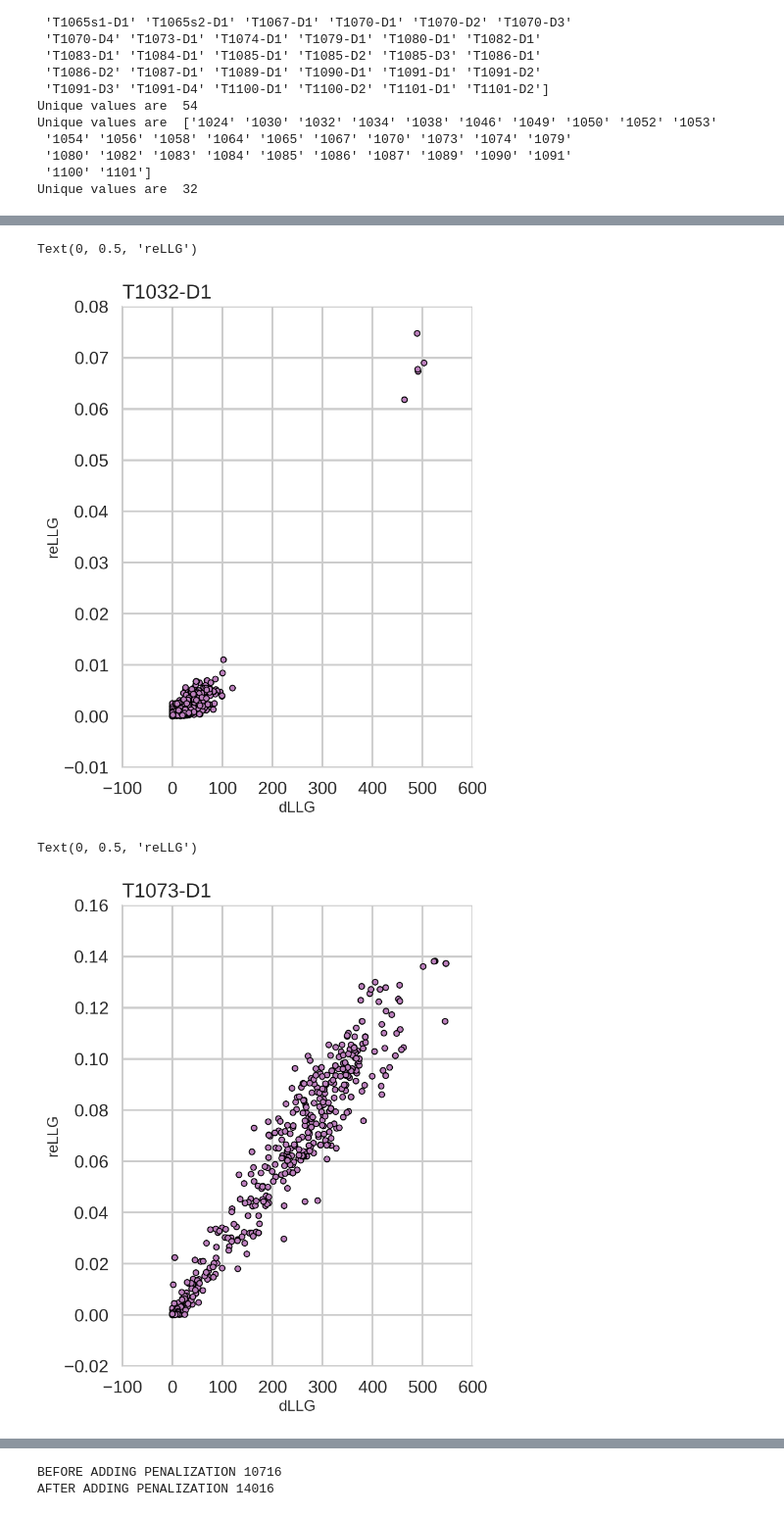
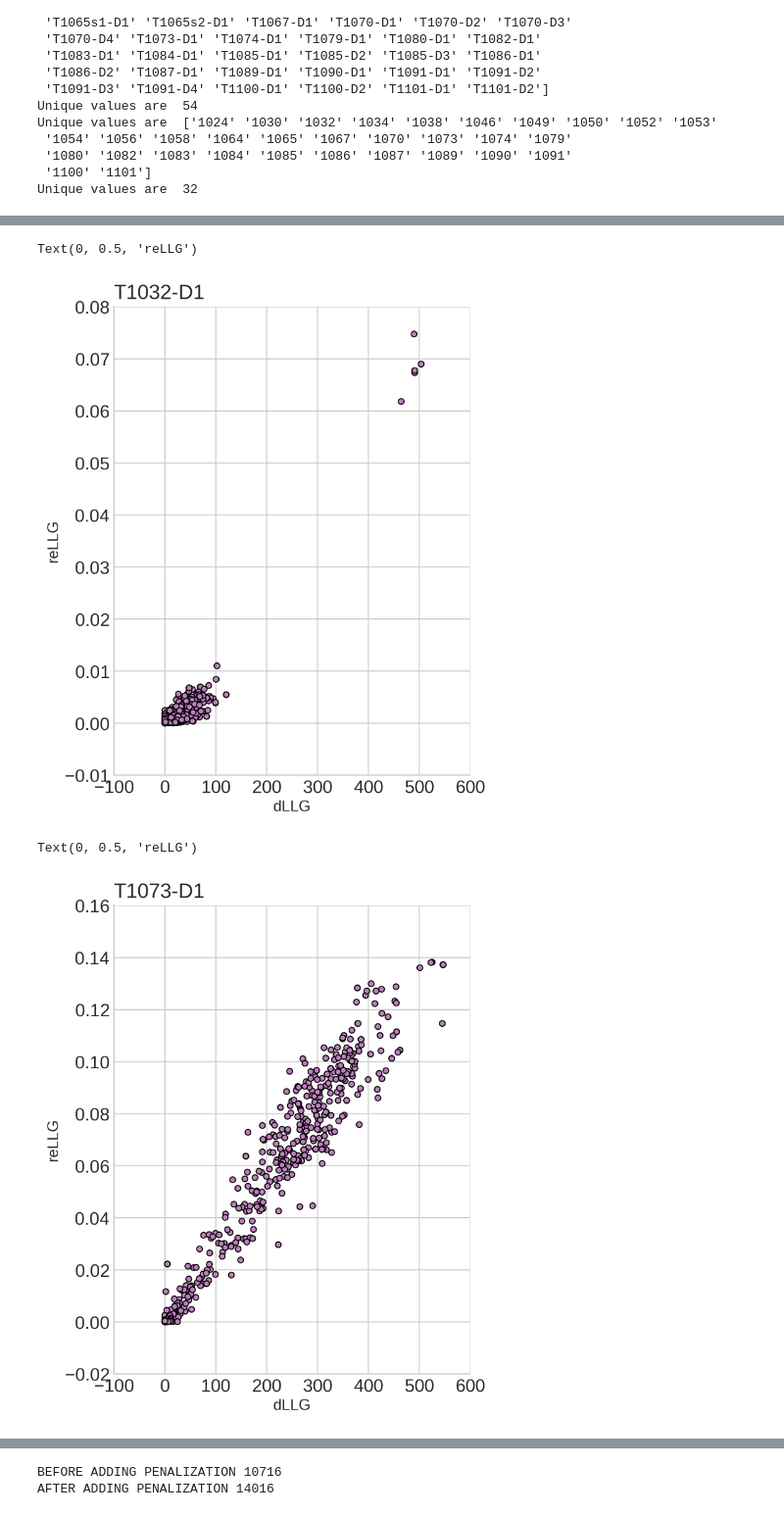
Before and after one commit to clacri/CASP14_MR_evaluation, a Jupyter notebook: reLLG_assesment/CASP_ReLLG_Exploration_Results_Prediction_Category.ipynb, the cells around one changed output, grey strips where cells are left out. Shown at 98% size. Drawn from its saved outputs; the diff is of its cells as text; code cells hidden in the pictures.

```diff
--- a/reLLG_assesment/CASP_ReLLG_Exploration_Results_Prediction_Category.ipynb
+++ b/reLLG_assesment/CASP_ReLLG_Exploration_Results_Prediction_Category.ipynb
@@ -12,11 +12,11 @@ import numpy
 from operator import itemgetter
 
 # Google drive mounting to get the data
-from google.colab import drive
-from google.colab import files
-drive.mount('/content/drive',force_remount=True)
+#from google.colab import drive
+#from google.colab import files
+#drive.mount('/content/drive',force_remount=True)
 
 # Plotting related
 import matplotlib.pyplot as plt
 import seaborn as sns
-plt.style.use(['/content/drive/MyDrive/DATA_FOR_NOTEBOOKS/mydefplot.mplstyle','seaborn-whitegrid'])
+plt.style.use(['https://raw.githubusercontent.com/clacri/CASP14_MR_evaluation/main/reLLG_assesment/mydefplot.mplstyle','seaborn-whitegrid'])
@@ -25,14 +23,18 @@ Mounted at /content/drive
 # %%
 # Second setting up step
-path_claudia_prediction_tables = "/content/drive/MyDrive/DATA_FOR_NOTEBOOKS/Prediction_reLLG_tables/"
+# Data paths and locations
+
+# Only need to run the cloning once
+!git clone https://github.com/clacri/CASP14_MR_evaluation.git
+
+path_claudia_prediction_tables = "/content/CASP14_MR_evaluation/reLLG_assesment/reLLG_tables/Prediction_reLLG_tables/"
 # There is also information about which structures do have x-ray data
-path_data = "/content/drive/MyDrive/DATA_FOR_NOTEBOOKS/targets_xray.csv"
+path_data = "/content/CASP14_MR_evaluation/reLLG_assesment/targets_xray.csv"
 # And which groups identifiers correspond with wich names
-path_groups = "/content/drive/MyDrive/DATA_FOR_NOTEBOOKS/groups.csv"
-output_dir = '/content/drive/MyDrive/DATA_FOR_NOTEBOOKS/'
+path_groups = "/content/CASP14_MR_evaluation/reLLG_assesment/groups.csv"
 
 # Including also the information from Marcus and Joana's runs
-path_llgs_prediction = "/content/drive/MyDrive/DATA_FOR_NOTEBOOKS/df_mr_for_Randy.csv"
+path_llgs_prediction = "/content/CASP14_MR_evaluation/reLLG_assesment/df_mr_for_Randy.csv"
 
 # More info about experimental data
-path_csv_all_methods = "/content/drive/MyDrive/DATA_FOR_NOTEBOOKS/target_experiment_types.csv"
+path_csv_all_methods = "/content/CASP14_MR_evaluation/reLLG_assesment/target_experiment_types.csv"
@@ -388,6 +392,6 @@ display(df_bcons)
 48826 rows × 12 columns
 # %%
-plt.style.use(['/content/drive/MyDrive/DATA_FOR_NOTEBOOKS/mydefplot.mplstyle','seaborn-whitegrid'])
+plt.style.use(['https://raw.githubusercontent.com/clacri/CASP14_MR_evaluation/main/reLLG_assesment/mydefplot.mplstyle','seaborn-whitegrid'])
 # Analysis of specific targets of interest
 #T1085-D3  TBM-hard and 1/10 of structure.
 subset_llg_t1085 = df_llg_data.loc[df_llg_data['Model'].str.startswith('T1085') & df_llg_data['Model'].str.endswith('D3')]
@@ -414,5 +418,5 @@ Text(0, 0.5, 'reLLG')
 # %%
-plt.style.use(['/content/drive/MyDrive/DATA_FOR_NOTEBOOKS/mydefplot.mplstyle','seaborn-whitegrid'])
+plt.style.use(['https://raw.githubusercontent.com/clacri/CASP14_MR_evaluation/main/reLLG_assesment/mydefplot.mplstyle','seaborn-whitegrid'])
 ################################################################
 # Analysis of specific targets of interest                    #
 # T1032-D1:  TBM-hard case, 6 copies in a.u., data to 3.3 Å   #
@@ -441,35 +445,35 @@ plotted_bcons.set_xlabel("dLLG")
 plotted_bcons.set_ylabel("reLLG")
 # %% [output]
 Text(0, 0.5, 'reLLG')
-[figure, old version]
+[figure, new version]
 # %%
-plt.style.use(['/content/drive/MyDrive/DATA_FOR_NOTEBOOKS/mydefplot.mplstyle','seaborn-whitegrid'])
+plt.style.use(['https://raw.githubusercontent.com/clacri/CASP14_MR_evaluation/main/reLLG_assesment/mydefplot.mplstyle','seaborn-whitegrid'])
 # Analysis of specific targets of interest
 #T1073-D1:  TBM-easy case, 2 copies, complete molecule, data to 1.9 Å
 
 
 # df_llg_data
 subset_llg_t1073 = df_llg_data.loc[df_llg_data['Model'].str.startswith('T1073') & df_llg_data['Model'].str.endswith('D1')]
 #display(subset_llg_t1073)
 #print("Size subset llg",len(subset_llg_t1073))
 
 
 # with column set to a constant bfactor
 #########################################
 
 #df_bcons
 subset_bcons_t1073 = df_bcons.loc[df_bcons['Model'].str.startswith('T1073') & df_bcons['Model'].str.endswith('D1')]
 #display(subset_bcons_t1073)
 #print("Size subset bcons",len(subset_bcons_t1073))
 
 merge_for_scatter_bcons_t1073 = pd.merge(subset_llg_t1073,subset_bcons_t1073)
 #display(merge_for_scatter_bcons_t1073)
 # columns of interest for this scatter will be LLG_const_B_deltaLLG and reLLG_bfactor_constant
 plotted_bcons = merge_for_scatter_bcons_t1073.plot.scatter(x='LLG_const_B_deltaLLG',y='reLLG_bfactor_constant',figsize=(5,6.75),s=20,fontsize=14)
 plotted_bcons.set_title("T1073-D1")
 plotted_bcons.set_xlabel("dLLG")
 plotted_bcons.set_ylabel("reLLG")
 # %% [output]
 Text(0, 0.5, 'reLLG')
-[figure, old version]
+[figure, new version]
 # %%
```
Also changed, not shown: parts of 14 cells of this notebook.
